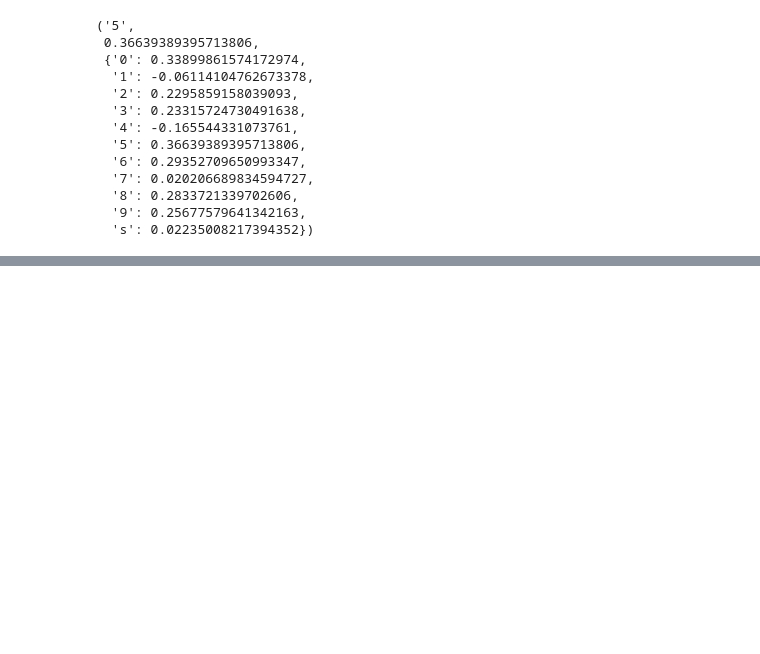
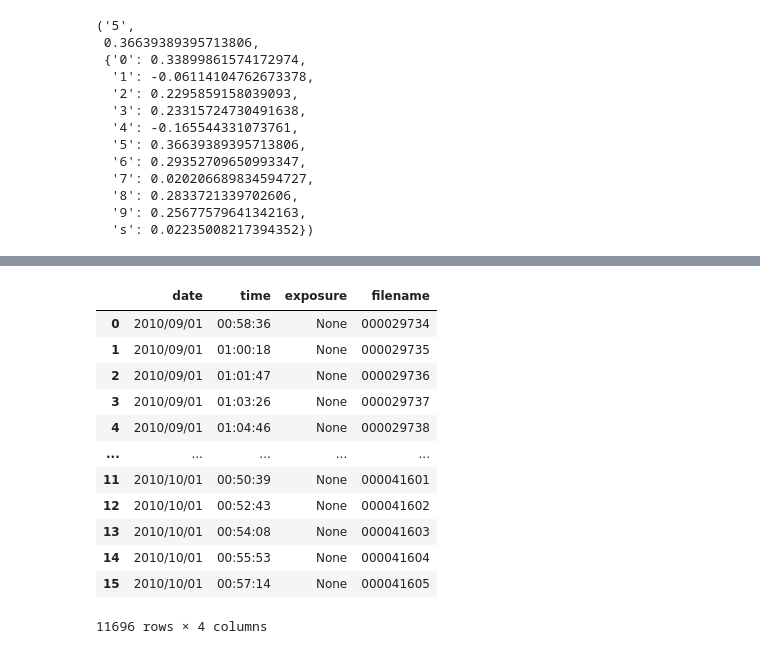
Before and after one commit to jfreuden/allsky-light-pollution, a Jupyter notebook: notebooks/exploratory/brute-force-parse.ipynb, the cells around one changed output, grey strips where cells are left out. Cells and saved outputs as stored; diff of their text form; code cells hidden in the pictures; blank space fills up the shorter version.

```diff
--- a/notebooks/exploratory/brute-force-parse.ipynb
+++ b/notebooks/exploratory/brute-force-parse.ipynb
@@ -39,15 +46,16 @@ symb_height = 8
 # Note: the symbol atlas is not used in the current implementation, as we know where all the symbols should be and can fail the parse in the cases when we are wrong.
 char_atlas = atlas_image[0][:8, :]
 
-chars = char_atlas.shape[1] // char_width
+atlas_charcount = char_atlas.shape[1] // char_width
 
 # Reshape into (8, chars, char_width)
-char_atlas_chars = char_atlas.reshape(8, chars, char_width).transpose(1, 0, 2).astype(np.float32).compute()
+char_atlas_chars = char_atlas.reshape(8, atlas_charcount, char_width).transpose(1, 0, 2).astype(np.float32).compute()
 char_glyphs = dict(zip(atlas_chars, char_atlas_chars))
 
 templates = np.stack([char_glyphs[ch] for ch in atlas_chars]).astype(np.float32)
 templates = templates - templates.mean(axis=(1, 2), keepdims=True)
 template_norms = np.sqrt(np.sum(templates * templates, axis=(1, 2))) + 1e-6
+templates = templates.reshape(templates.shape[0], -1)
 # %%
 def score_patch_against_template(patch, template, eps=1e-6):
     """
@@ -242,4 +341,4 @@ array(['2010/08/15', '2010/08/15', '2010/08/15', '2010/08/15',
 # %%
 all_batch = images.transpose(0, 3, 1, 2)
-all_batch_reds = all_batch[:,0]
+all_batch_reds = all_batch[:,0].rechunk((32,480,640,3))
 # %%
@@ -272,0 +384,16 @@ pd.DataFrame(all_parsed[mask])
+# %%
+all_batch_reds.map_blocks(classify_fields_block, dtype=object, drop_axis=(1,2)).compute()
+# %% [output]
+|  | date | time | exposure | filename |
+| 0 | 2010/09/01 | 00:58:36 | None | 000029734 |
+| 1 | 2010/09/01 | 01:00:18 | None | 000029735 |
+| 2 | 2010/09/01 | 01:01:47 | None | 000029736 |
+| 3 | 2010/09/01 | 01:03:26 | None | 000029737 |
+| 4 | 2010/09/01 | 01:04:46 | None | 000029738 |
+| ... | ... | ... | ... | ... |
+| 11 | 2010/10/01 | 00:50:39 | None | 000041601 |
+| 12 | 2010/10/01 | 00:52:43 | None | 000041602 |
+| 13 | 2010/10/01 | 00:54:08 | None | 000041603 |
+| 14 | 2010/10/01 | 00:55:53 | None | 000041604 |
+| 15 | 2010/10/01 | 00:57:14 | None | 000041605 |
+11696 rows × 4 columns
```
Also changed, not shown: parts of 13 cells of this notebook.
